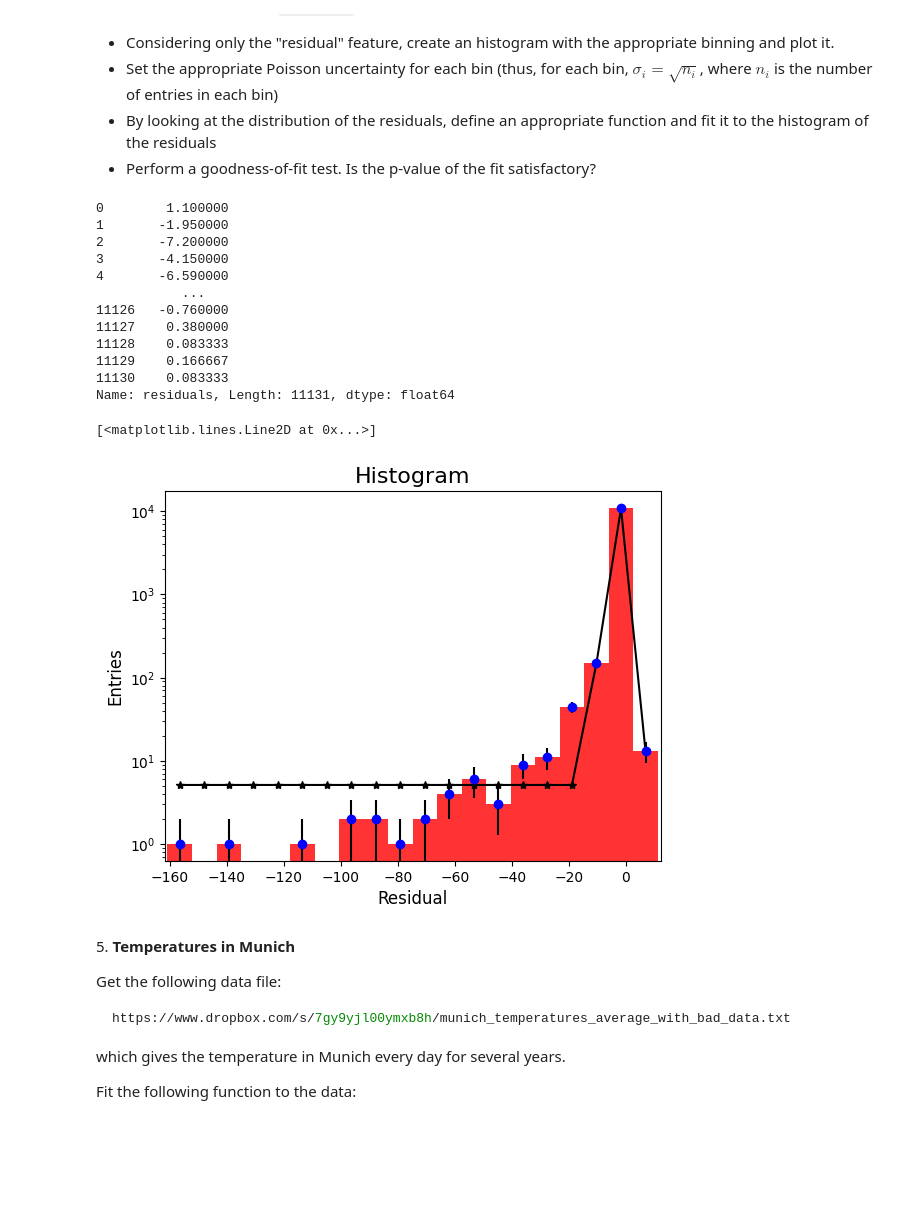
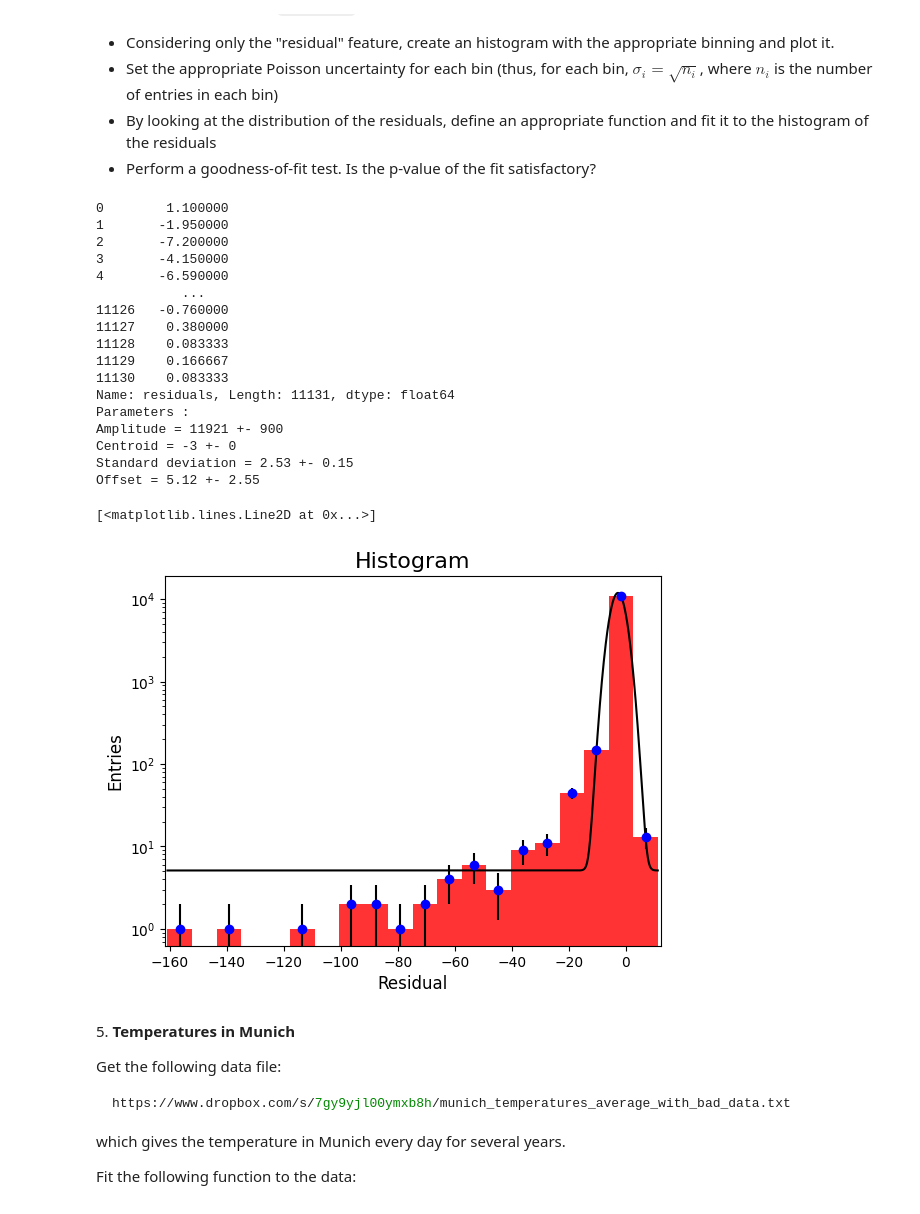
Before and after one commit to alextimis/ScientificComputingWithPython2022, a Jupyter notebook: 10ex_tests.ipynb, the cells around one changed output. Drawn from its saved outputs; the diff is of its cells as text; code cells hidden in the pictures; blank space fills up the shorter version.

```diff
--- a/10ex_tests.ipynb
+++ b/10ex_tests.ipynb
@@ -174,35 +224,48 @@ print(df["residuals"])
 plt.title("Histogram",fontsize=16)
 plt.xlabel("Residual",fontsize=12)
 plt.ylabel("Entries",fontsize=12)
 plt.yscale("log")
 y,binEdges = np.histogram(df['residuals'],bins=20)
 n_i, bins, patches=plt.hist(df['residuals'], bins=20, color='r', alpha=0.8)
 bin_center = (bins[:-1] + bins[1:]) / (2.0)
 plt.xlim(df['residuals'].min()-1,df['residuals'].max()+1)
 sigma = np.sqrt(n_i)
 plt.errorbar(bin_center, y, yerr=sigma, fmt='o', color='b', ecolor='black')
 
 
 def gaussian(x, A, centroid, width, offset):
     return A * np.exp(-(x-centroid)**2 / (2*width**2)) + offset
 mean, std = stats.norm.fit(df['residuals'])
+x = np.linspace(df['residuals'].min(),df['residuals'].max(),1000)
 param, cov = optimize.curve_fit(gaussian, bin_center, n_i, p0=[1000,mean,std,0])
-plt.plot(bin_center, gaussian(bin_center, *param), marker='*',color='black')
+
+print("Parameters :" )
+print("Amplitude = %.0f +- %.0f" % (param[0], np.sqrt(cov[0,0])))
+print("Centroid = %.0f +- %.0f" % (param[1], np.sqrt(cov[1,1])))
+print("Standard deviation = %.2f +- %.2f" % (param[2], np.sqrt(cov[2,2])))
+print("Offset = %.2f +- %.2f" % (param[3], np.sqrt(cov[3,3])))
+
+plt.plot(x, gaussian(x, *param),color='black')
 # %% [output]
 0        1.100000
 1       -1.950000
 2       -7.200000
 3       -4.150000
 4       -6.590000
            ...
 11126   -0.760000
 11127    0.380000
 11128    0.083333
 11129    0.166667
 11130    0.083333
 Name: residuals, Length: 11131, dtype: float64
+Parameters :
+Amplitude = 11921 +- 900
+Centroid = -3 +- 0
+Standard deviation = 2.53 +- 0.15
+Offset = 5.12 +- 2.55
 [<matplotlib.lines.Line2D at 0x...>]
-[figure, old version]
+[figure, new version]
 # %% [markdown]
 5\. **Temperatures in Munich**
 
```
Also changed, not shown: parts of 4 cells of this notebook.
